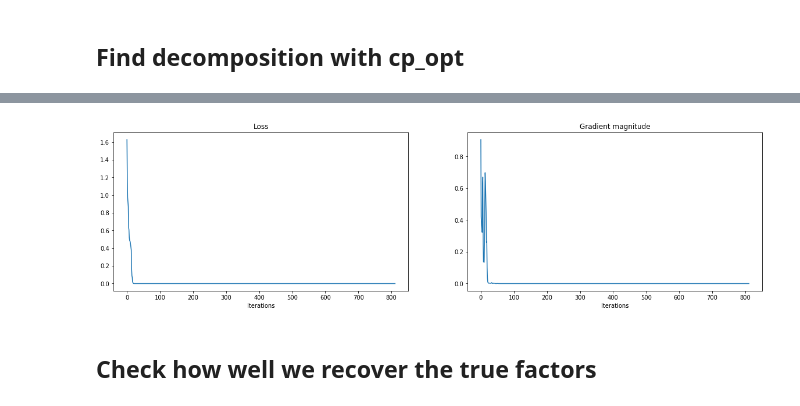
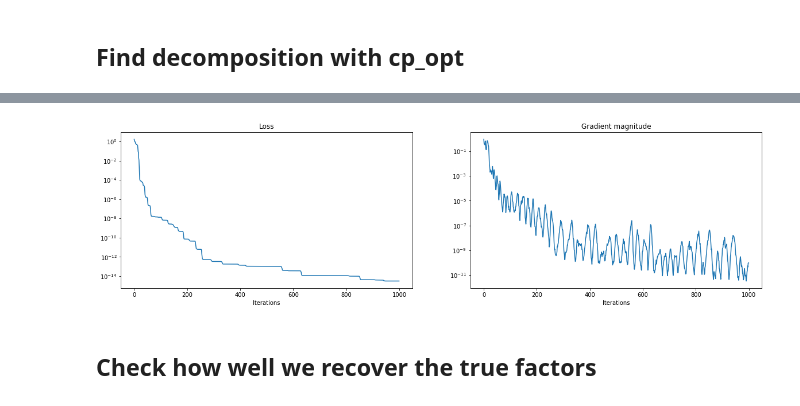
Before and after one commit to MarieRoald/TensorKit, a Jupyter notebook: cp_opt demo 2.ipynb, the cells around one changed output, grey strips where cells are left out. Saved outputs shown, nothing was run; the diff lists cells and outputs as text; code cells hidden in the pictures.

```diff
--- a/cp_opt demo 2.ipynb
+++ b/cp_opt demo 2.ipynb
@@ -33,21 +33,21 @@ Number of function evaluations: 1466
 # %%
 fig = plt.figure(figsize=(20, 5))
 ax1 = fig.add_subplot(1, 2, 1)
 ax1.plot(log.loss_values)
 ax1.set_title('Loss')
 ax1.set_xlabel('Iterations')
 
 ax2 = fig.add_subplot(1, 2, 2)
 ax2.plot(log.gradient_values)
 ax2.set_title('Gradient magnitude')
 ax2.set_xlabel('Iterations')
 
-#ax1.set_yscale('log')
-#ax2.set_yscale('log')
+ax1.set_yscale('log')
+ax2.set_yscale('log')
 
 plt.show()
 # %% [output]
-[figure, old version]
+[figure, new version]
 # %% [markdown]
 ## Check how well we recover the true factors
 # %%
```
Also changed, not shown: parts of 3 cells of this notebook, 5 other files.
